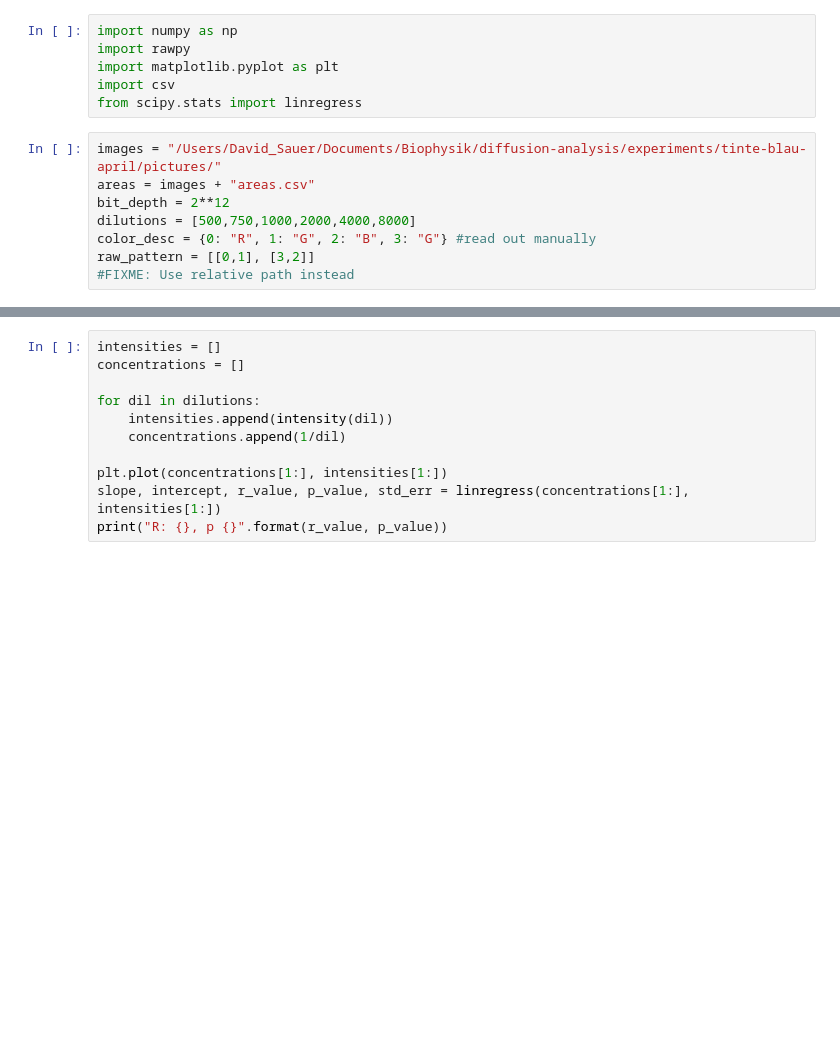
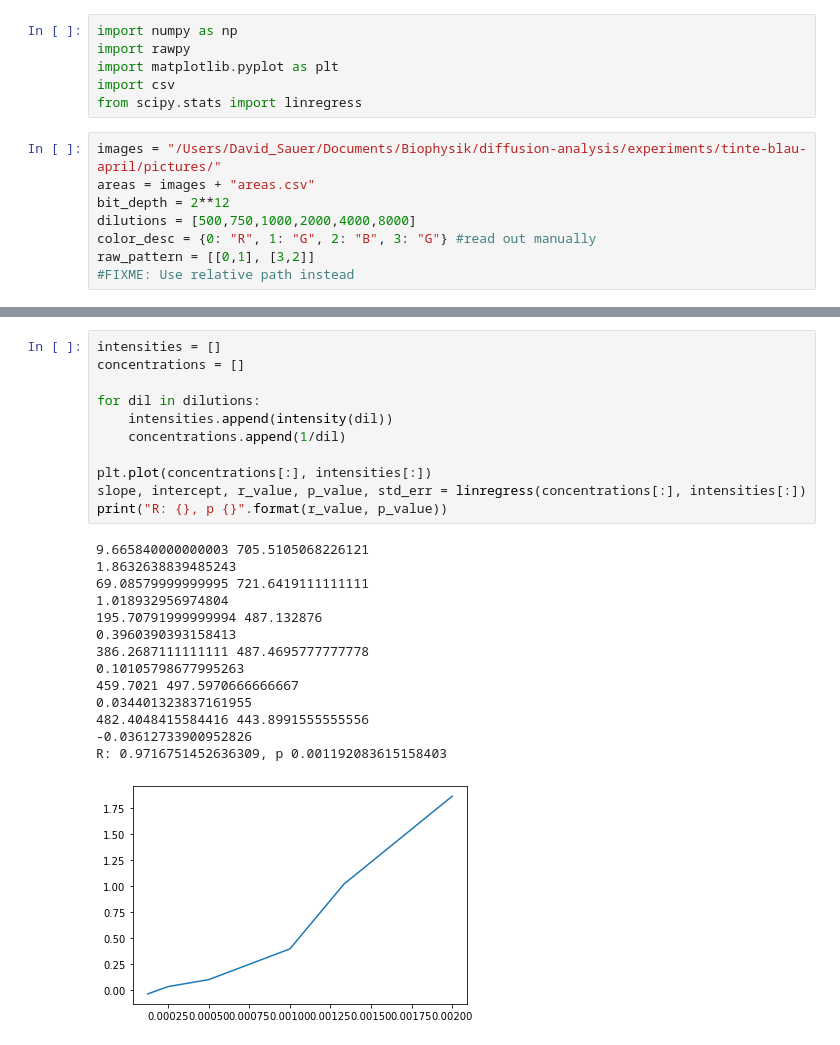
Before and after one commit to biotungsten/diffusion-analysis, a Jupyter notebook: src/LinearityAnalsisBlueTint.ipynb, the cells around one changed output, grey strips where cells are left out. Drawn from its saved outputs; the diff is of its cells as text; blank space fills up the shorter version.

```diff
--- a/src/LinearityAnalsisBlueTint.ipynb
+++ b/src/LinearityAnalsisBlueTint.ipynb
@@ -77,14 +78,29 @@ def intensity(dilution):
 # %%
 intensities = []
 concentrations = []
 
 for dil in dilutions:
     intensities.append(intensity(dil))
     concentrations.append(1/dil)
 
-plt.plot(concentrations[1:], intensities[1:])
-slope, intercept, r_value, p_value, std_err = linregress(concentrations[1:], intensities[1:])
+plt.plot(concentrations[:], intensities[:])
+slope, intercept, r_value, p_value, std_err = linregress(concentrations[:], intensities[:])
 print("R: {}, p {}".format(r_value, p_value))
+# %% [output]
+9.665840000000003 705.5105068226121
+1.8632638839485243
+69.08579999999995 721.6419111111111
+1.018932956974804
+195.70791999999994 487.132876
+0.3960390393158413
+386.2687111111111 487.4695777777778
+0.10105798677995263
+459.7021 497.5970666666667
+0.034401323837161955
+482.4048415584416 443.8991555555556
+-0.03612733900952826
+R: 0.9716751452636309, p 0.001192083615158403
+[figure, added]
 # %%
 for col in ["R","G","B"]:
     print(col)
```
Also changed, not shown: parts of 2 cells of this notebook.
